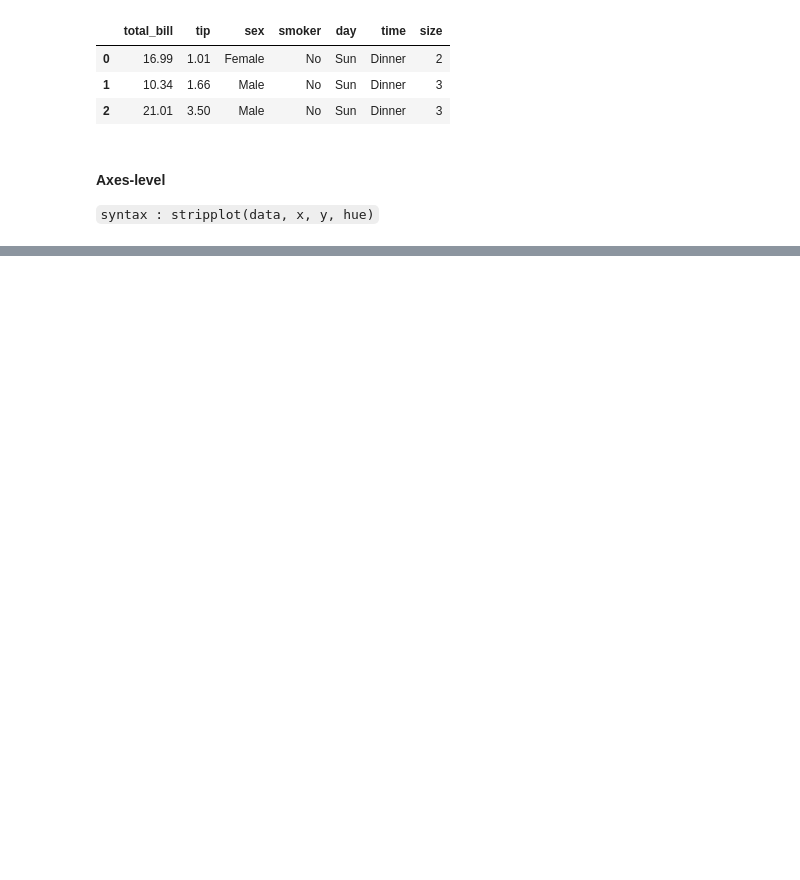
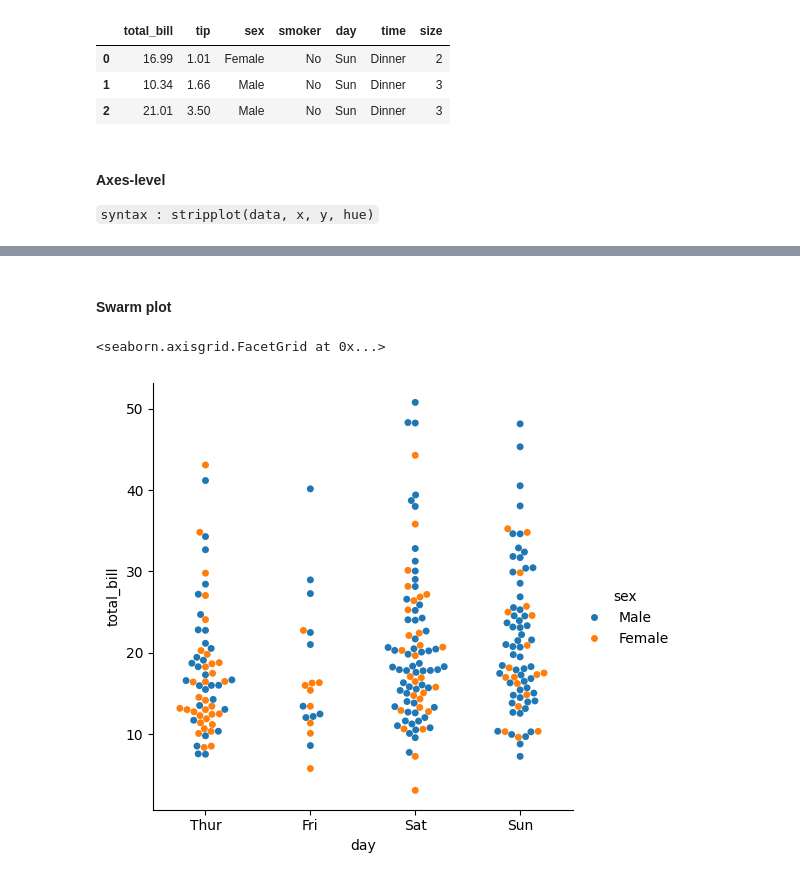
Before and after one commit to Anuragpathak08/Data-Analysis, a Jupyter notebook: 7 seaborn/m1day04.ipynb, the cells around one changed output, grey strips where cells are left out. Drawn from its saved outputs; the diff is of its cells as text; code cells hidden in the pictures; blank space fills up the shorter version.

```diff
--- a/7 seaborn/m1day04.ipynb
+++ b/7 seaborn/m1day04.ipynb
@@ -54,0 +76,7 @@ sns.stripplot(data=tips, x= 'day', y = 'total_bill', hue='day')
+# %% [markdown]
+#### Swarm plot
+# %%
+sns.catplot(kind='swarm', data=tips, x = 'day', y= 'total_bill', hue='sex')
+# %% [output]
+<seaborn.axisgrid.FacetGrid at 0x...>
+[figure, added]
```
Also changed, not shown: parts of 27 cells of this notebook.
